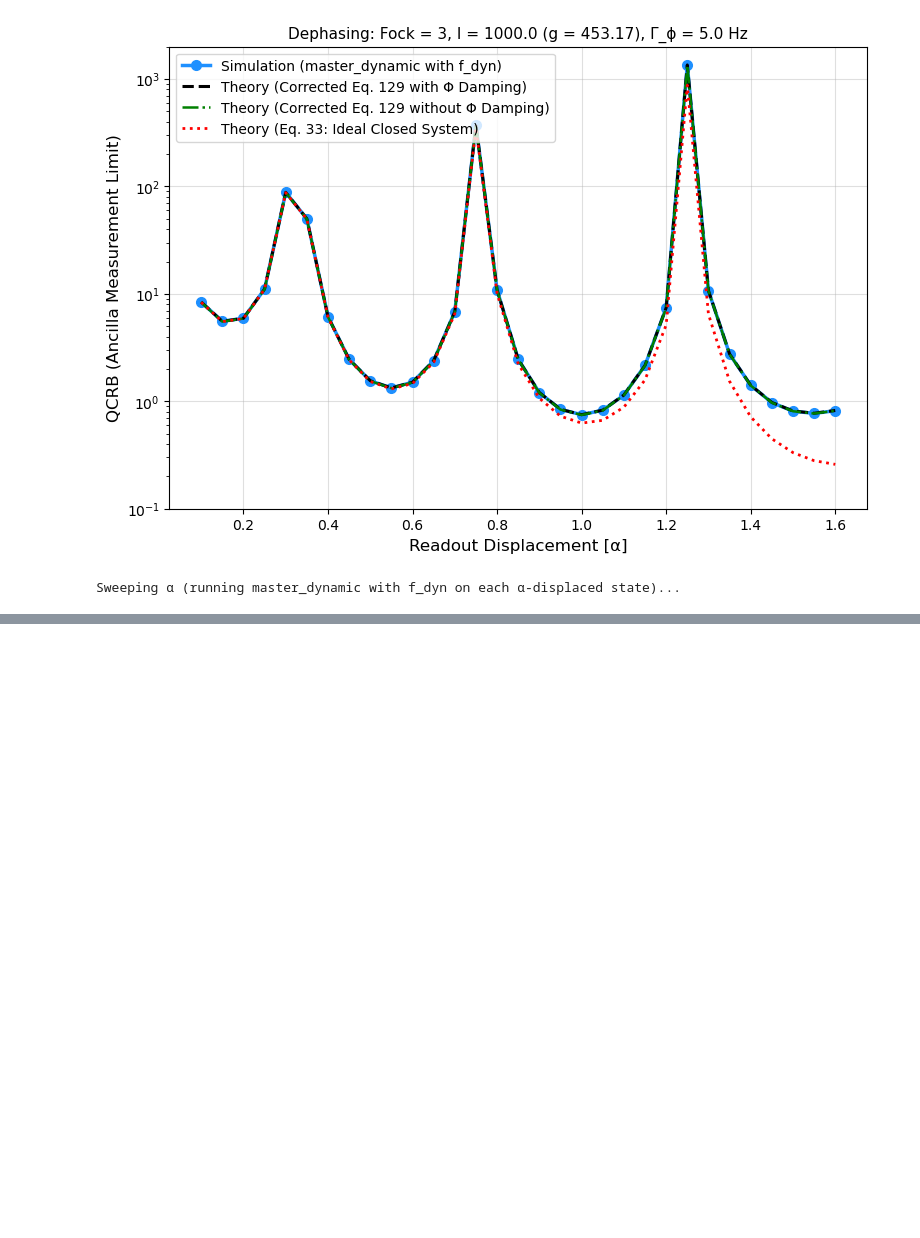
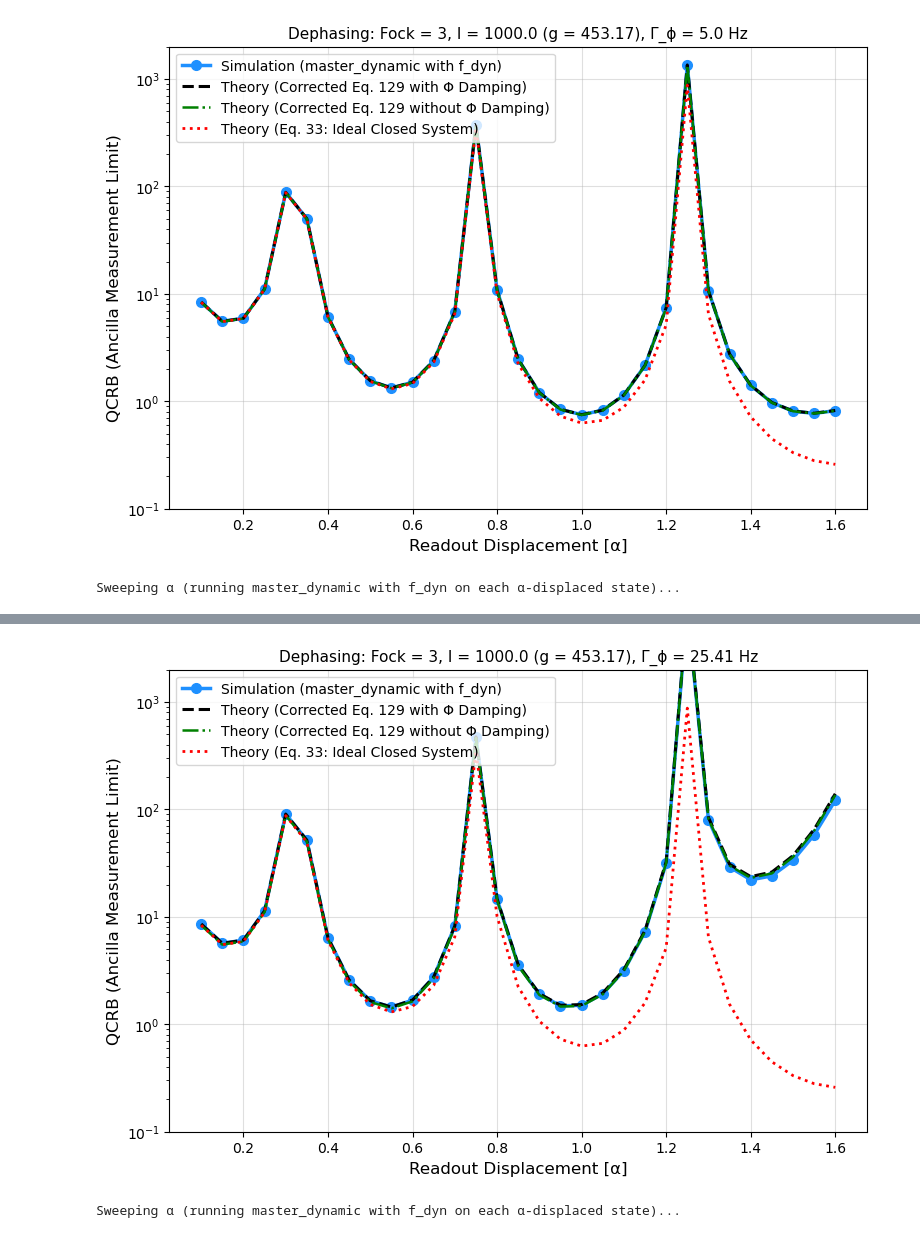
Before and after one commit to park2003/TestSQRLab, a Jupyter notebook: 1017_dephasing_sim.ipynb, the cells around one changed output, grey strips where cells are left out. Saved outputs shown, nothing was run; the diff lists cells and outputs as text; code cells hidden in the pictures; blank space fills up the shorter version.

Commit message:
debugging dephasing but still not able to close from theory to simulation

```diff
--- a/1017_dephasing_sim.ipynb
+++ b/1017_dephasing_sim.ipynb
@@ -838,0 +1010,5 @@ Sweeping α (running master_dynamic with f_dyn on each α-displaced state)...
+# %%
+plot_qcrb_results_dephasing(3, 1e3, 25.41)
+# %% [output]
+[figure, added]
+Sweeping α (running master_dynamic with f_dyn on each α-displaced state)...
```
Also changed, not shown: parts of 15 cells of this notebook, 4 other files.
